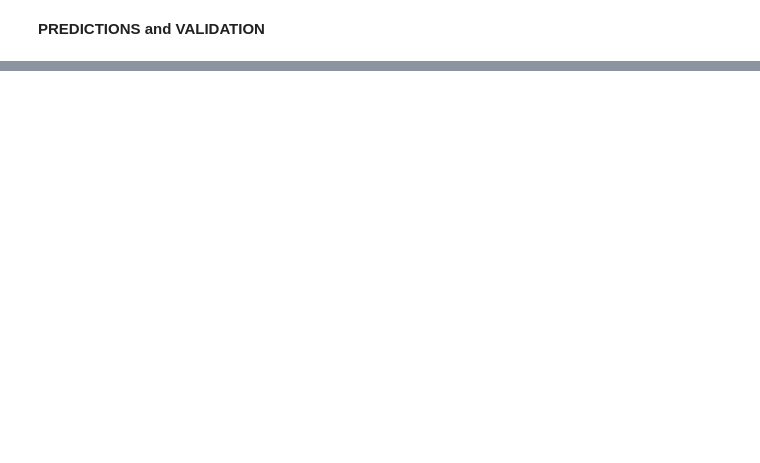
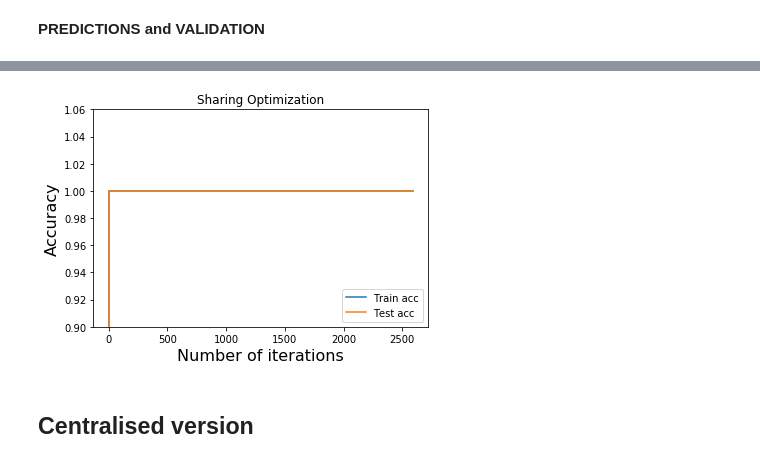
Before and after one commit to JoannaBroniarek/ParallelSVM, a Jupyter notebook: Sharing-Parallel-SVM.ipynb, the cells around one changed output, grey strips where cells are left out. Saved outputs shown, nothing was run; the diff lists cells and outputs as text; code cells hidden in the pictures; blank space fills up the shorter version.

```diff
--- a/Sharing-Parallel-SVM.ipynb
+++ b/Sharing-Parallel-SVM.ipynb
@@ -254,0 +268,35 @@ while not stop:
+# %%
+stop=False
+counter = 1
+
+while not stop:
+    counter += 1
+    print(counter, end=' ')
+
+    node1.compute_x_i(u = FC.u, z = FC.z, mean_Ax = FC.Ax_bar)
+    node2.compute_x_i(u = FC.u, z = FC.z, mean_Ax = FC.Ax_bar)
+    node3.compute_x_i(u = FC.u, z = FC.z, mean_Ax = FC.Ax_bar)
+    node4.compute_x_i(u = FC.u, z = FC.z, mean_Ax = FC.Ax_bar)
+
+    FC.collect_x()
+
+
+    stop = FC.check_convergence(error_tol=E_TOL)
+    if counter==2:
+        stop=False
+
+    ########### SAVE SOME INTERMEDIATE RESULTS
+
+#     y_pred_tr, y_pred_te = traintest_predict(x = np.concatenate(FC.x_chunks))
+    y_pred_tr = np.sign(A_train.dot(np.concatenate(FC.x_chunks)))
+    y_pred_te = np.sign(A_test.dot(np.concatenate(FC.x_chunks)))
+
+    train_acc, test_acc = get_accuracies(y_pred_tr, y_pred_te)
+    history_acc.append((train_acc, test_acc))
+
+
+    FC.compute_z()
+#     print(FC.z, end="\n\n")
+    FC.compute_u()
+#     print(FC.u)
+#     stop = FC.check_convergence(error_tol=E_TOL)
@@ -293,0 +364,14 @@ test_acc 0.85
+# %%
+plt.plot(range(counter), [acc[0] for acc in history_acc], label="Train acc")
+plt.plot(range(counter), [acc[1] for acc in history_acc], label="Test acc")
+plt.ylim(0.9,1.06)
+# plt.xscale('log')
+plt.legend(loc='lower right')
+plt.xlabel("Number of iterations", fontsize=16)
+plt.ylabel("Accuracy", fontsize=16)
+plt.title("Sharing Optimization")
+plt.savefig("Sharing_Accuracy.jpg")
+# %% [output]
+[figure, added]
+# %% [markdown]
+## Centralised version
```
Also changed, not shown: parts of 56 cells of this notebook, 2 other files.
